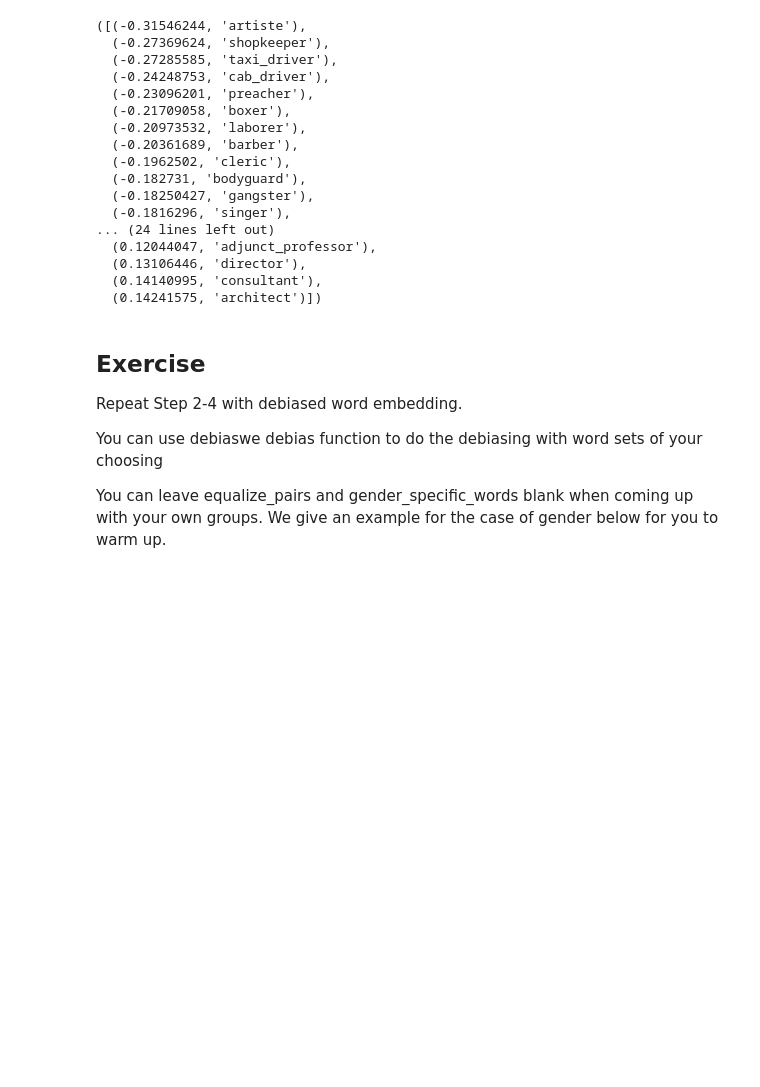
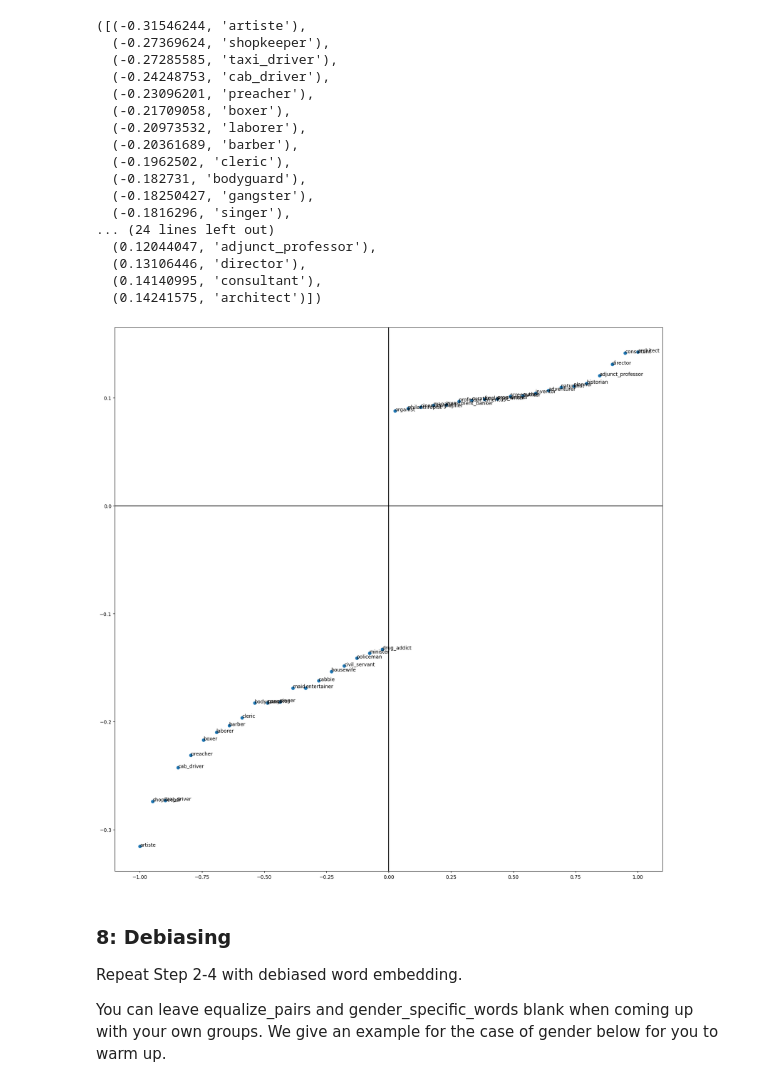
Before and after one commit to madhuripujari95/NLP_debias_project, a Jupyter notebook: main.ipynb, the cells around one changed output. Saved outputs shown, nothing was run; the diff lists cells and outputs as text; code cells hidden in the pictures; blank space fills up the shorter version.

```diff
--- a/main.ipynb
+++ b/main.ipynb
@@ -154,0 +153,16 @@ sp[0:20], sp[-20:]
+# %%
+
+words_list = ['king', 'man', 'woman']
+embedding_list = []
+
+for i in words_list:
+    ems = E.get_embedding(i)
+    embedding_list.append(ems)
+
+final_embed = embedding_list[0] - embedding_list[1] + embedding_list[2]
+# print(final_embed.shape)
+
+# print(get_me_queen)
+queen_embed = E.get_embedding('queen')
+
+print('Similarity with Queen', final_embed.dot(queen_embed.T))
@@ -226,11 +242,13 @@ sp[0:20], sp[-20:]
   (0.13106446, 'director'),
   (0.14140995, 'consultant'),
   (0.14241575, 'architect')])
+# %%
+plot_words_extreme(sp[:20], sp[-20:], 40)
+# %% [output]
+[figure, added]
 # %% [markdown]
-## Exercise
+### 8: Debiasing
 
 Repeat Step 2-4 with debiased word embedding.
 
-You can use debiaswe debias function to do the debiasing with word sets of your choosing
-
 You can leave equalize_pairs and gender_specific_words blank when coming up with your own groups. We give an example for the case of gender below for you to warm up.
```
Also changed, not shown: parts of 30 cells of this notebook, 3 other files.
